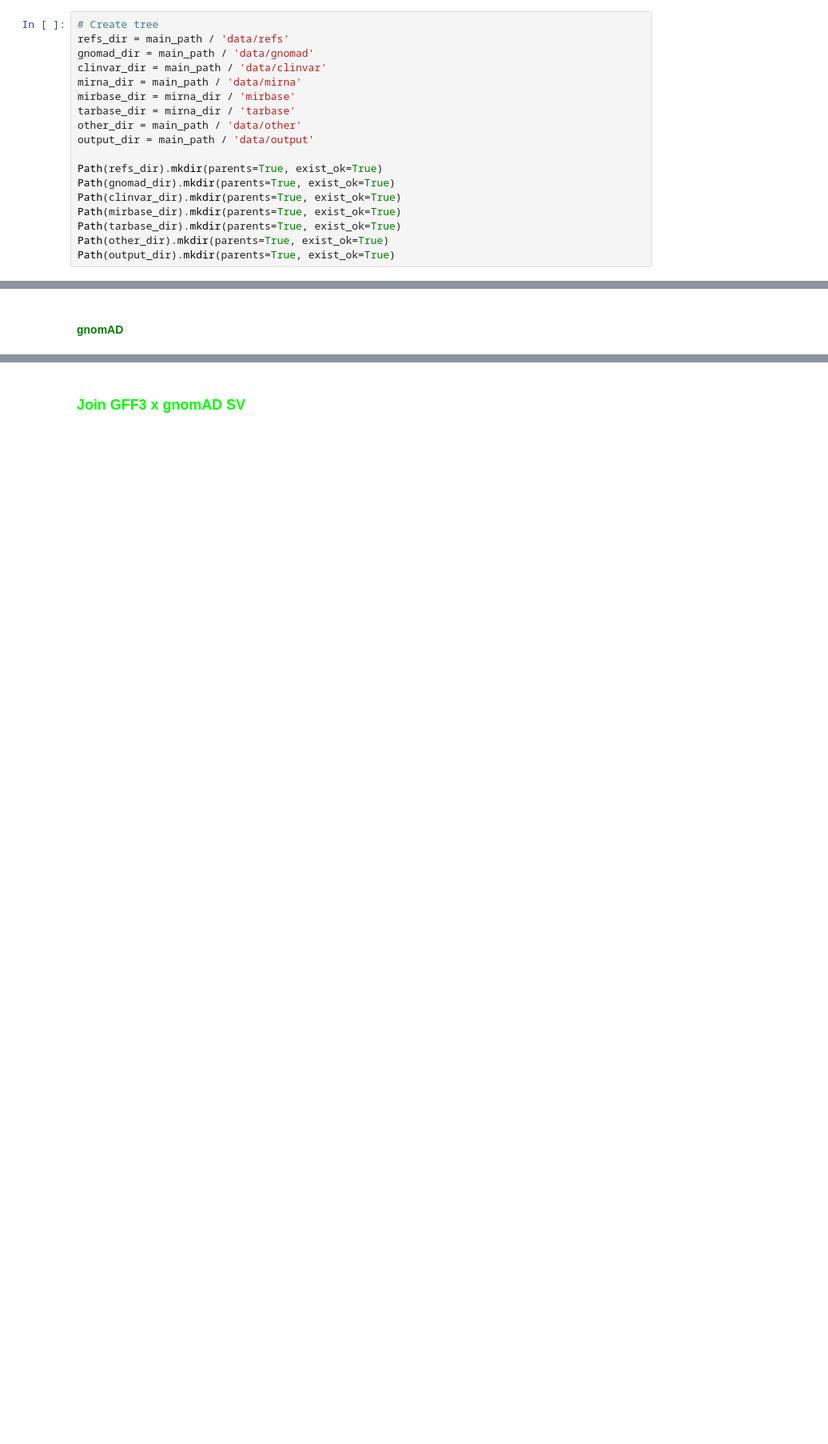
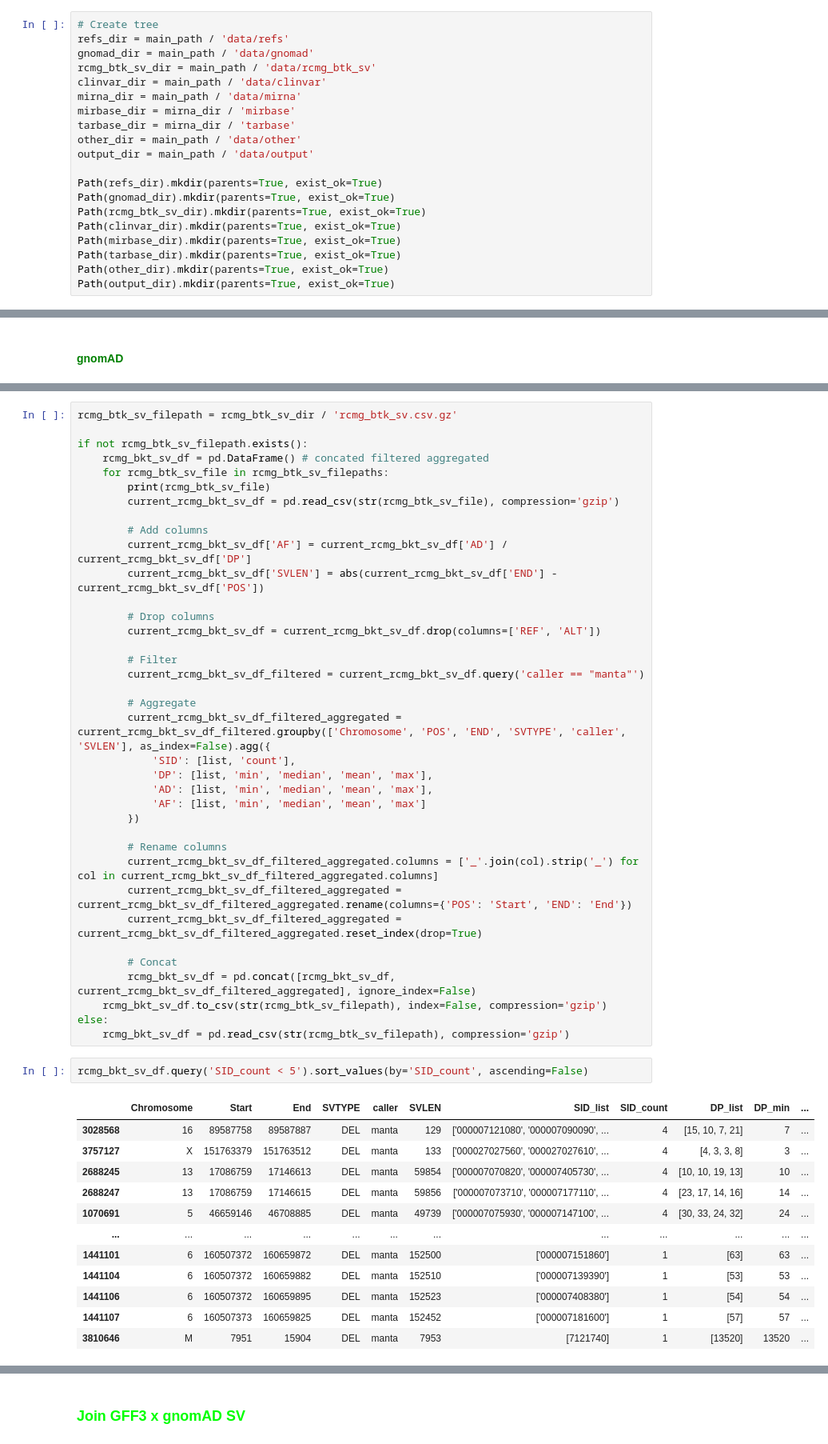
Before and after one commit to CaptainLabMan/utr3, a Jupyter notebook: main.ipynb, the cells around one changed output, grey strips where cells are left out. Shown at 80% size. Cells and saved outputs as stored; diff of their text form; blank space fills up the shorter version.

```diff
--- a/main.ipynb
+++ b/main.ipynb
@@ -44,6 +45,7 @@ main_path = Path.cwd()
 # Create tree
 refs_dir = main_path / 'data/refs'
 gnomad_dir = main_path / 'data/gnomad'
+rcmg_btk_sv_dir = main_path / 'data/rcmg_btk_sv'
 clinvar_dir = main_path / 'data/clinvar'
 mirna_dir = main_path / 'data/mirna'
 mirbase_dir = mirna_dir / 'mirbase'
@@ -53,6 +55,7 @@ output_dir = main_path / 'data/output'
 
 Path(refs_dir).mkdir(parents=True, exist_ok=True)
 Path(gnomad_dir).mkdir(parents=True, exist_ok=True)
+Path(rcmg_btk_sv_dir).mkdir(parents=True, exist_ok=True)
 Path(clinvar_dir).mkdir(parents=True, exist_ok=True)
 Path(mirbase_dir).mkdir(parents=True, exist_ok=True)
 Path(tarbase_dir).mkdir(parents=True, exist_ok=True)
@@ -282,0 +575,52 @@ fig.show()'''
+# %%
+rcmg_btk_sv_filepath = rcmg_btk_sv_dir / 'rcmg_btk_sv.csv.gz'
+
+if not rcmg_btk_sv_filepath.exists():
+    rcmg_bkt_sv_df = pd.DataFrame() # concated filtered aggregated
+    for rcmg_btk_sv_file in rcmg_btk_sv_filepaths:
+        print(rcmg_btk_sv_file)
+        current_rcmg_bkt_sv_df = pd.read_csv(str(rcmg_btk_sv_file), compression='gzip')
+
+        # Add columns
+        current_rcmg_bkt_sv_df['AF'] = current_rcmg_bkt_sv_df['AD'] / current_rcmg_bkt_sv_df['DP']
+        current_rcmg_bkt_sv_df['SVLEN'] = abs(current_rcmg_bkt_sv_df['END'] - current_rcmg_bkt_sv_df['POS'])
+
+        # Drop columns
+        current_rcmg_bkt_sv_df = current_rcmg_bkt_sv_df.drop(columns=['REF', 'ALT'])
+
+        # Filter
+        current_rcmg_bkt_sv_df_filtered = current_rcmg_bkt_sv_df.query('caller == "manta"')
+
+        # Aggregate
+        current_rcmg_bkt_sv_df_filtered_aggregated = current_rcmg_bkt_sv_df_filtered.groupby(['Chromosome', 'POS', 'END', 'SVTYPE', 'caller', 'SVLEN'], as_index=False).agg({
+            'SID': [list, 'count'],
+            'DP': [list, 'min', 'median', 'mean', 'max'],
+            'AD': [list, 'min', 'median', 'mean', 'max'],
+            'AF': [list, 'min', 'median', 'mean', 'max']
+        })
+
+        # Rename columns
+        current_rcmg_bkt_sv_df_filtered_aggregated.columns = ['_'.join(col).strip('_') for col in current_rcmg_bkt_sv_df_filtered_aggregated.columns]
+        current_rcmg_bkt_sv_df_filtered_aggregated = current_rcmg_bkt_sv_df_filtered_aggregated.rename(columns={'POS': 'Start', 'END': 'End'})
+        current_rcmg_bkt_sv_df_filtered_aggregated = current_rcmg_bkt_sv_df_filtered_aggregated.reset_index(drop=True)
+
+        # Concat
+        rcmg_bkt_sv_df = pd.concat([rcmg_bkt_sv_df, current_rcmg_bkt_sv_df_filtered_aggregated], ignore_index=False)
+    rcmg_bkt_sv_df.to_csv(str(rcmg_btk_sv_filepath), index=False, compression='gzip')
+else:
+    rcmg_bkt_sv_df = pd.read_csv(str(rcmg_btk_sv_filepath), compression='gzip')
+# %%
+rcmg_bkt_sv_df.query('SID_count < 5').sort_values(by='SID_count', ascending=False)
+# %% [output]
+|  | Chromosome | Start | End | SVTYPE | caller | SVLEN | SID_list | SID_count | DP_list | DP_min | ... |
+| 3028568 | 16 | 89587758 | 89587887 | DEL | manta | 129 | ['000007121080', '000007090090', ... | 4 | [15, 10, 7, 21] | 7 | ... |
+| 3757127 | X | 151763379 | 151763512 | DEL | manta | 133 | ['000027027560', '000027027610', ... | 4 | [4, 3, 3, 8] | 3 | ... |
+| 2688245 | 13 | 17086759 | 17146613 | DEL | manta | 59854 | ['000007070820', '000007405730', ... | 4 | [10, 10, 19, 13] | 10 | ... |
+| 2688247 | 13 | 17086759 | 17146615 | DEL | manta | 59856 | ['000007073710', '000007177110', ... | 4 | [23, 17, 14, 16] | 14 | ... |
+| 1070691 | 5 | 46659146 | 46708885 | DEL | manta | 49739 | ['000007075930', '000007147100', ... | 4 | [30, 33, 24, 32] | 24 | ... |
+| ... | ... | ... | ... | ... | ... | ... | ... | ... | ... | ... | ... |
+| 1441101 | 6 | 160507372 | 160659872 | DEL | manta | 152500 | ['000007151860'] | 1 | [63] | 63 | ... |
+| 1441104 | 6 | 160507372 | 160659882 | DEL | manta | 152510 | ['000007139390'] | 1 | [53] | 53 | ... |
+| 1441106 | 6 | 160507372 | 160659895 | DEL | manta | 152523 | ['000007408380'] | 1 | [54] | 54 | ... |
+| 1441107 | 6 | 160507373 | 160659825 | DEL | manta | 152452 | ['000007181600'] | 1 | [57] | 57 | ... |
+| 3810646 | M | 7951 | 15904 | DEL | manta | 7953 | [7121740] | 1 | [13520] | 13520 | ... |
```
Also changed, not shown: parts of 52 cells of this notebook.
